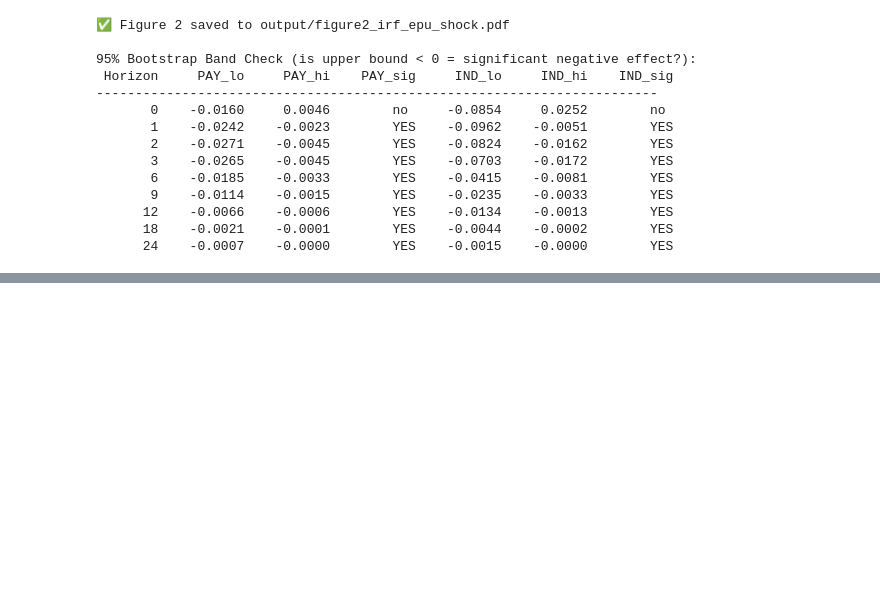
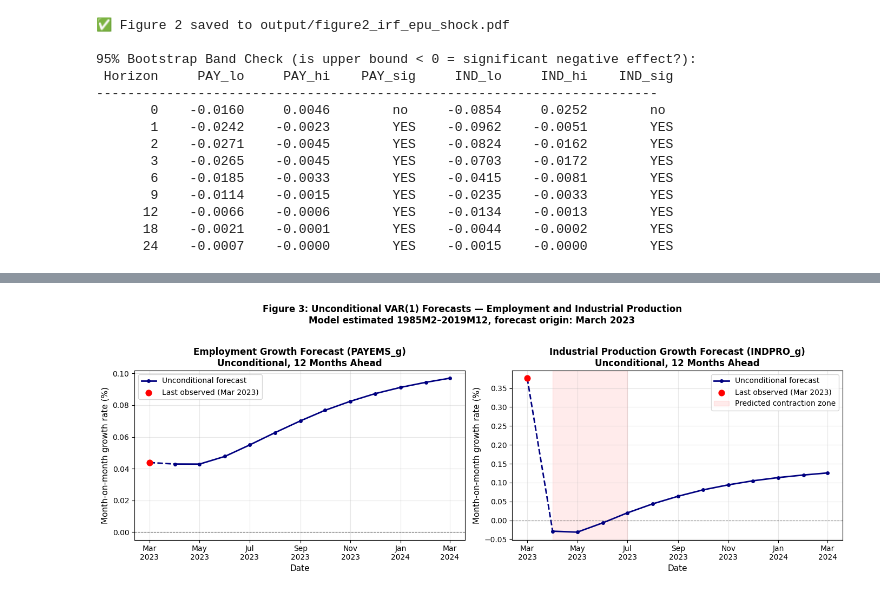
Before and after one commit to tizianschenk/epu-var-forecasting, a Jupyter notebook: notebooks/homework2_var_epu.ipynb, the cells around one changed output, grey strips where cells are left out. Saved outputs shown, nothing was run; the diff lists cells and outputs as text; code cells hidden in the pictures; blank space fills up the shorter version.

Commit message:
Final submission: secure API key via .env, professional header, conclusion, all figures

```diff
--- a/notebooks/homework2_var_epu.ipynb
+++ b/notebooks/homework2_var_epu.ipynb
@@ -1134,0 +1480,91 @@ for h in [0, 1, 2, 3, 6, 9, 12, 18, 24]:
+# %%
+# ── Cell 13: Plot unconditional forecast for PAYEMS_g and INDPRO_g (Q1a) ───────
+
+fig, axes = plt.subplots(1, 2, figsize=(14, 5))   # side-by-side panels
+
+# include March 2023 observed as the anchor point (h=0)
+anchor_date  = pd.Timestamp("2023-03-01")          # last observed date
+anchor_pay   = data_var.loc["2023-03-01", "PAYEMS_g"]   # observed PAYEMS_g
+anchor_ind   = data_var.loc["2023-03-01", "INDPRO_g"]   # observed INDPRO_g
+
+# build plot arrays: anchor + 12 forecast periods
+plot_dates   = [anchor_date] + list(f_unco_df.index)    # Mar 2023 → Mar 2024
+plot_pay     = [anchor_pay]  + list(f_unco_df["PAYEMS_g"])
+plot_ind     = [anchor_ind]  + list(f_unco_df["INDPRO_g"])
+
+# ── Panel 1: PAYEMS growth forecast ─────────────────────────────────────────────
+axes[0].plot(
+    plot_dates[1:], plot_pay[1:],            # forecast path (solid blue)
+    color="navy", linewidth=2.0, marker="o",
+    markersize=4, label="Unconditional forecast"
+)
+axes[0].plot(
+    [plot_dates[0], plot_dates[1]],          # connector from anchor to first forecast
+    [plot_pay[0], plot_pay[1]],
+    color="navy", linewidth=2.0, linestyle="--"
+)
+axes[0].scatter(                             # anchor point (observed)
+    [anchor_date], [anchor_pay],
+    color="red", zorder=5, s=60, label="Last observed (Mar 2023)"
+)
+axes[0].axhline(0, color="black",            # zero reference line
+    linewidth=0.8, linestyle="--", alpha=0.6)
+axes[0].set_title(
+    "Employment Growth Forecast (PAYEMS_g)\nUnconditional, 12 Months Ahead",
+    fontsize=12, fontweight="bold"
+)
+axes[0].set_xlabel("Date", fontsize=11)
+axes[0].set_ylabel("Month-on-month growth rate (%)", fontsize=11)
+axes[0].xaxis.set_major_formatter(mdates.DateFormatter("%b\n%Y"))
+axes[0].xaxis.set_major_locator(mdates.MonthLocator(interval=2))
+axes[0].legend(fontsize=10)
+axes[0].grid(True, alpha=0.3)
+
+# ── Panel 2: INDPRO growth forecast ─────────────────────────────────────────────
+axes[1].plot(
+    plot_dates[1:], plot_ind[1:],            # forecast path
+    color="navy", linewidth=2.0, marker="o",
+    markersize=4, label="Unconditional forecast"
+)
+axes[1].plot(
+    [plot_dates[0], plot_dates[1]],          # connector from anchor
+    [plot_ind[0], plot_ind[1]],
+    color="navy", linewidth=2.0, linestyle="--"
+)
+axes[1].scatter(
+    [anchor_date], [anchor_ind],
+    color="red", zorder=5, s=60, label="Last observed (Mar 2023)"
+)
+axes[1].axhline(0, color="black",
+    linewidth=0.8, linestyle="--", alpha=0.6)
+axes[1].axvspan(                             # shade the negative INDPRO region
+    plot_dates[1], pd.Timestamp("2023-07-01"),
+    alpha=0.08, color="red", label="Predicted contraction zone"
+)
+axes[1].set_title(
+    "Industrial Production Growth Forecast (INDPRO_g)\nUnconditional, 12 Months Ahead",
+    fontsize=12, fontweight="bold"
+)
+axes[1].set_xlabel("Date", fontsize=11)
+axes[1].set_ylabel("Month-on-month growth rate (%)", fontsize=11)
+axes[1].xaxis.set_major_formatter(mdates.DateFormatter("%b\n%Y"))
+axes[1].xaxis.set_major_locator(mdates.MonthLocator(interval=2))
+axes[1].legend(fontsize=10)
+axes[1].grid(True, alpha=0.3)
+
+# ── Figure-level formatting ───────────────────────────────────────────────────────
+fig.suptitle(
+    "Figure 3: Unconditional VAR(1) Forecasts — Employment and Industrial Production\n"
+    "Model estimated 1985M2–2019M12, forecast origin: March 2023",
+    fontsize=12, fontweight="bold", y=1.02
+)
+fig.tight_layout()
+
+fig.savefig(
+    "../output/figure3_unconditional_forecast.pdf",
+    bbox_inches="tight", dpi=300
+)
+plt.show()
+print("✅ Figure 3 saved to output/figure3_unconditional_forecast.pdf")
+# %% [output]
+[figure, added]
```
Also changed, not shown: parts of 20 cells of this notebook, 7 other files.
